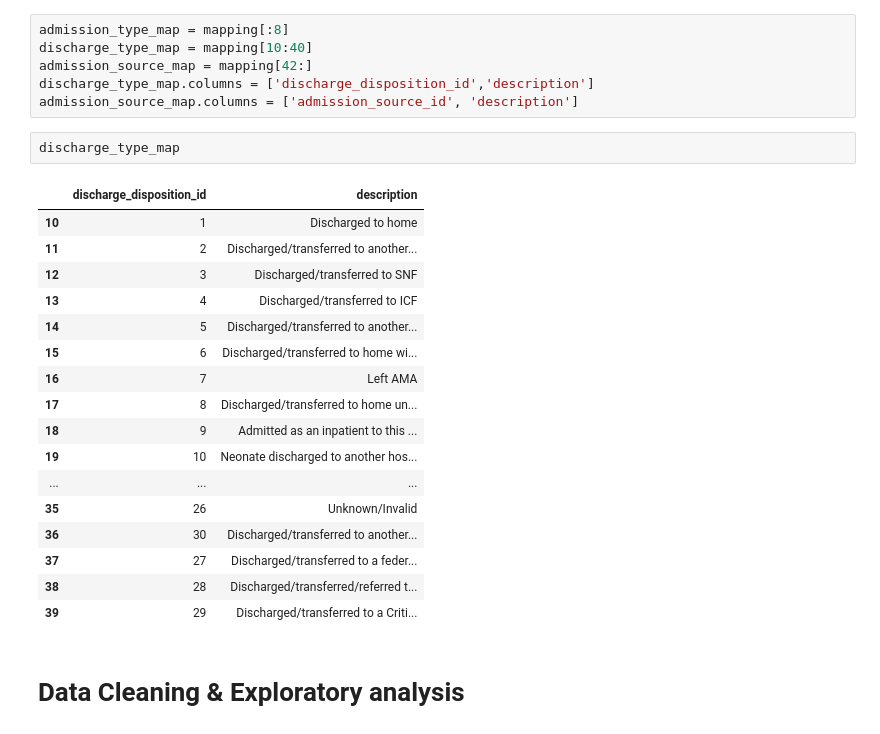
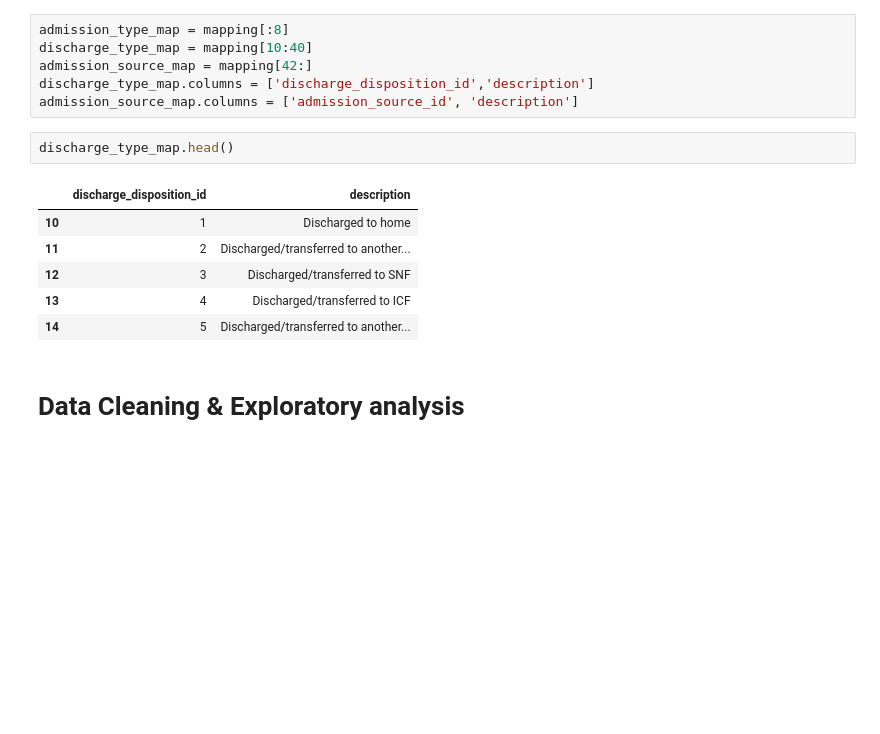
Before and after one commit to agaujean9/Hospital-Readmissions-Classifier, a Jupyter notebook: Readmissions.ipynb, the cells around one changed output. Saved outputs shown, nothing was run; the diff lists cells and outputs as text; blank space fills up the shorter version.

```diff
--- a/Readmissions.ipynb
+++ b/Readmissions.ipynb
@@ -23,25 +28,14 @@ admission_source_map = mapping[42:]
 discharge_type_map.columns = ['discharge_disposition_id','description']
 admission_source_map.columns = ['admission_source_id', 'description']
 # %%
-discharge_type_map
+discharge_type_map.head()
 # %% [output]
 |  | discharge_disposition_id | description |
 | 10 | 1 | Discharged to home |
 | 11 | 2 | Discharged/transferred to another... |
 | 12 | 3 | Discharged/transferred to SNF |
 | 13 | 4 | Discharged/transferred to ICF |
 | 14 | 5 | Discharged/transferred to another... |
-| 15 | 6 | Discharged/transferred to home wi... |
-| 16 | 7 | Left AMA |
-| 17 | 8 | Discharged/transferred to home un... |
-| 18 | 9 | Admitted as an inpatient to this ... |
-| 19 | 10 | Neonate discharged to another hos... |
-| ... | ... | ... |
-| 35 | 26 | Unknown/Invalid |
-| 36 | 30 | Discharged/transferred to another... |
-| 37 | 27 | Discharged/transferred to a feder... |
-| 38 | 28 | Discharged/transferred/referred t... |
-| 39 | 29 | Discharged/transferred to a Criti... |
 # %% [markdown]
 # Data Cleaning & Exploratory analysis
 # %%
```
Also changed, not shown: parts of 36 cells of this notebook.
